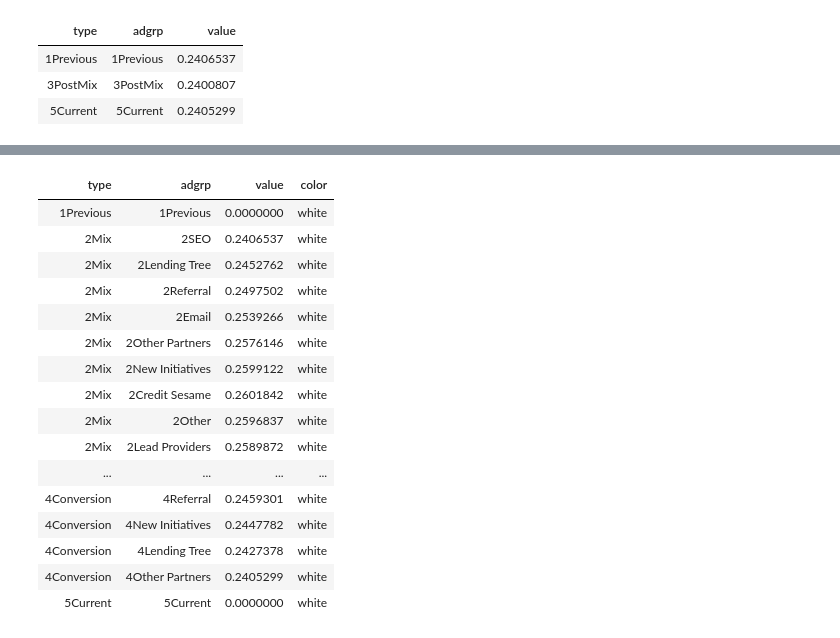
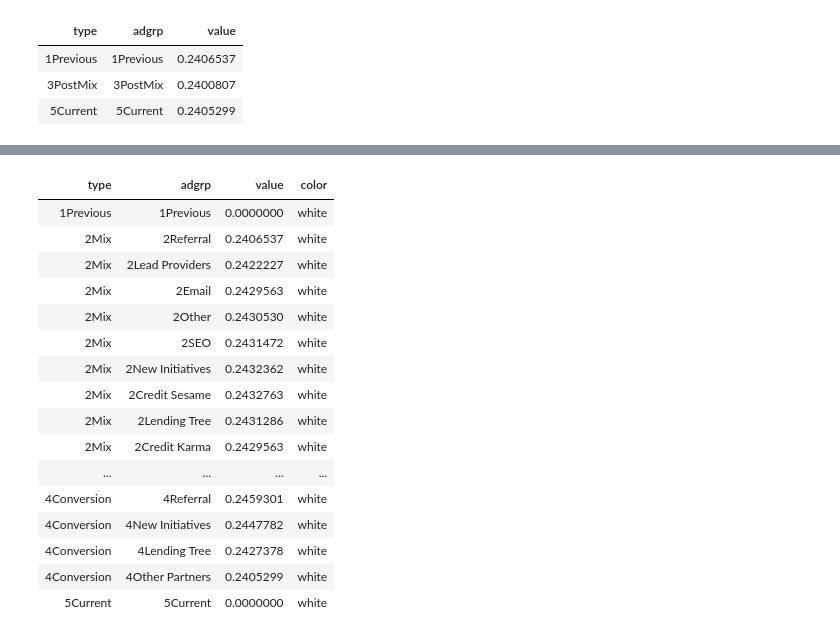
Before and after one commit to jasonchang2018/automate-fr-meeting, a Jupyter notebook: preprocessing/get-data-for-funnel-adgrps-bridge.ipynb, the cells around one changed output, grey strips where cells are left out. Drawn from its saved outputs; the diff is of its cells as text; code cells hidden in the pictures.

```diff
--- a/preprocessing/get-data-for-funnel-adgrps-bridge.ipynb
+++ b/preprocessing/get-data-for-funnel-adgrps-bridge.ipynb
@@ -364,6 +364,6 @@ df_labels
 # %%
 ## Run function to get necessary parameters to build the bridge.
 
-df_pull = getMixConversionReformat(quo(bankverified), quo(attempt_ibv))
+df_pull = getMixConversionReformat(quo(funded), quo(qualified))
 df_pull
 # %% [output]
@@ -472,16 +503,16 @@ df_bridge_combined
 # %%
 ## Fourth, sort the Mix and Conversion impacts in descending order.
 
-df_colored = rbind(
+df_sorted = rbind(
     df_bridge_combined[which(df_bridge_combined$type == '1Previous'),],
 df_bridge_combined[which(df_bridge_combined$type == '2Mix'),][rev(order(df_bridge_combined$value[which(df_bridge_combined$type == '2Mix')])),],
     df_bridge_combined[which(df_bridge_combined$type == '3PostMix'),],
     df_bridge_combined[which(df_bridge_combined$type == '4Conversion'),][rev(order(df_bridge_combined$value[which(df_bridge_combined$type == '4Conversion')])),],
     df_bridge_combined[which(df_bridge_combined$type == '5Current'),]
 )
-rownames(df_colored) = seq(1:nrow(df_colored))
+rownames(df_sorted) = seq(1:nrow(df_sorted))
 
-df_colored
+df_sorted
 # %% [output]
 | type | adgrp | value | color |
 | 1Previous | 1Previous | 0.24065369388 | blue |
@@ -562,42 +534,42 @@ df_colored
 # %%
 ## Fifth, calculate the whitespace that must pad the bridge values.
 
 white = c(
     0,
-    df_colored$value[which(df_colored$type == '1Previous')] +
-        cumsum(df_colored$value[which(df_colored$type == '2Mix')]) -
-        ifelse(df_colored$value[which(df_colored$type == '2Mix')] > 0,
-               df_colored$value[which(df_colored$type == '2Mix')],
+    df_sorted$value[which(df_sorted$type == '1Previous')] +
+        cumsum(df_sorted$value[which(df_sorted$type == '2Mix')]) -
+        ifelse(df_sorted$value[which(df_sorted$type == '2Mix')] > 0,
+               df_sorted$value[which(df_sorted$type == '2Mix')],
                0),
     0,
-    df_colored$value[which(df_colored$type == '3PostMix')] +
-        cumsum(df_colored$value[which(df_colored$type == '4Conversion')]) -
-        ifelse(df_colored$value[which(df_colored$type == '4Conversion')] > 0,
-               df_colored$value[which(df_colored$type == '4Conversion')],
+    df_sorted$value[which(df_sorted$type == '3PostMix')] +
+        cumsum(df_sorted$value[which(df_sorted$type == '4Conversion')]) -
+        ifelse(df_sorted$value[which(df_sorted$type == '4Conversion')] > 0,
+               df_sorted$value[which(df_sorted$type == '4Conversion')],
                0),
     0
 )
 
 df_whitespace = data.frame(
-    type = df_colored$type,
-    adgrp = df_colored$adgrp,
+    type = df_sorted$type,
+    adgrp = df_sorted$adgrp,
     value = white,
-    color = rep('white', nrow(df_colored))
+    color = rep('white', nrow(df_sorted))
 )
 
 df_whitespace
 # %% [output]
 | type | adgrp | value | color |
 | 1Previous | 1Previous | 0.0000000 | white |
-| 2Mix | 2SEO | 0.2406537 | white |
-| 2Mix | 2Lending Tree | 0.2452762 | white |
-| 2Mix | 2Referral | 0.2497502 | white |
-| 2Mix | 2Email | 0.2539266 | white |
-| 2Mix | 2Other Partners | 0.2576146 | white |
-| 2Mix | 2New Initiatives | 0.2599122 | white |
-| 2Mix | 2Credit Sesame | 0.2601842 | white |
-| 2Mix | 2Other | 0.2596837 | white |
-| 2Mix | 2Lead Providers | 0.2589872 | white |
+| 2Mix | 2Referral | 0.2406537 | white |
+| 2Mix | 2Lead Providers | 0.2422227 | white |
+| 2Mix | 2Email | 0.2429563 | white |
+| 2Mix | 2Other | 0.2430530 | white |
+| 2Mix | 2SEO | 0.2431472 | white |
+| 2Mix | 2New Initiatives | 0.2432362 | white |
+| 2Mix | 2Credit Sesame | 0.2432763 | white |
+| 2Mix | 2Lending Tree | 0.2431286 | white |
+| 2Mix | 2Credit Karma | 0.2429563 | white |
 | ... | ... | ... | ... |
 | 4Conversion | 4Referral | 0.2459301 | white |
 | 4Conversion | 4New Initiatives | 0.2447782 | white |
```
Also changed, not shown: parts of 19 cells of this notebook.
